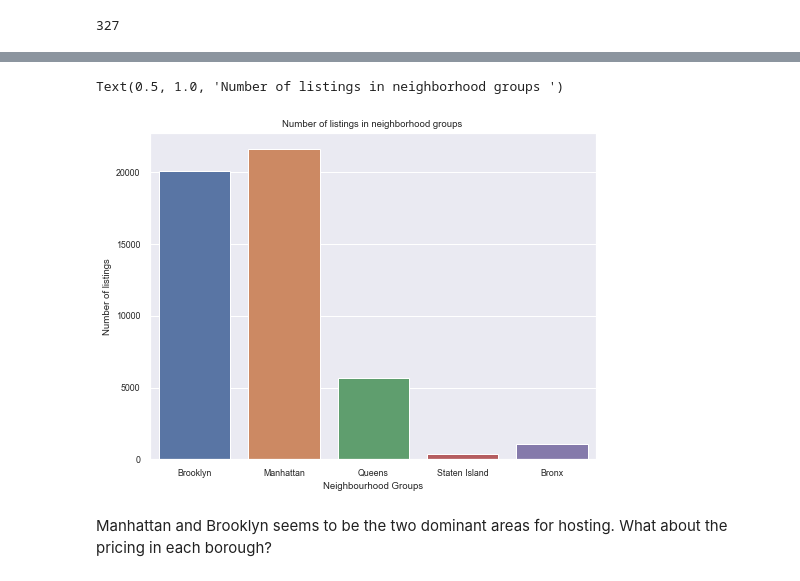
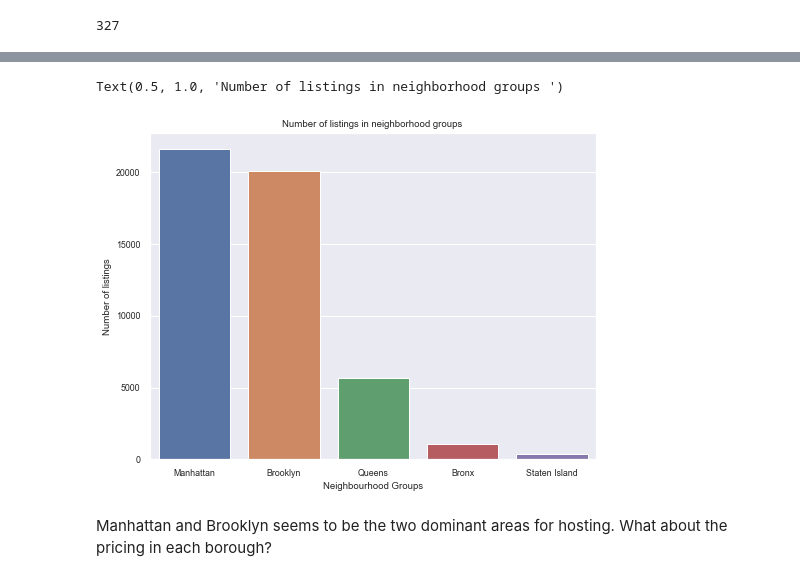
Before and after one commit to MinhDg00/Analysis-with-NYC-dataset-, a Jupyter notebook: NYC Airbnb .ipynb, the cells around one changed output, grey strips where cells are left out. Saved outputs shown, nothing was run; the diff lists cells and outputs as text; code cells hidden in the pictures.

```diff
--- a/NYC Airbnb .ipynb
+++ b/NYC Airbnb .ipynb
@@ -165,11 +200,12 @@ We can see that hosting homes are dominantly in the Manhattan areas for the host
 # %%
 plt.figure(figsize = (8,6))
-sns.countplot(x = 'neighbourhood_group',  data = airbnb)
+sns.countplot(x = 'neighbourhood_group',
+              order = airbnb['neighbourhood_group'].value_counts().index, data = airbnb)
 plt.xlabel('Neighbourhood Groups')
 plt.ylabel('Number of listings')
 plt.title('Number of listings in neighborhood groups ')
 # %% [output]
 Text(0.5, 1.0, 'Number of listings in neighborhood groups ')
-[figure, old version]
+[figure, new version]
 # %% [markdown]
 Manhattan and Brooklyn seems to be the two dominant areas for hosting. What about the pricing in each borough?
```
Also changed, not shown: parts of 51 cells of this notebook.
